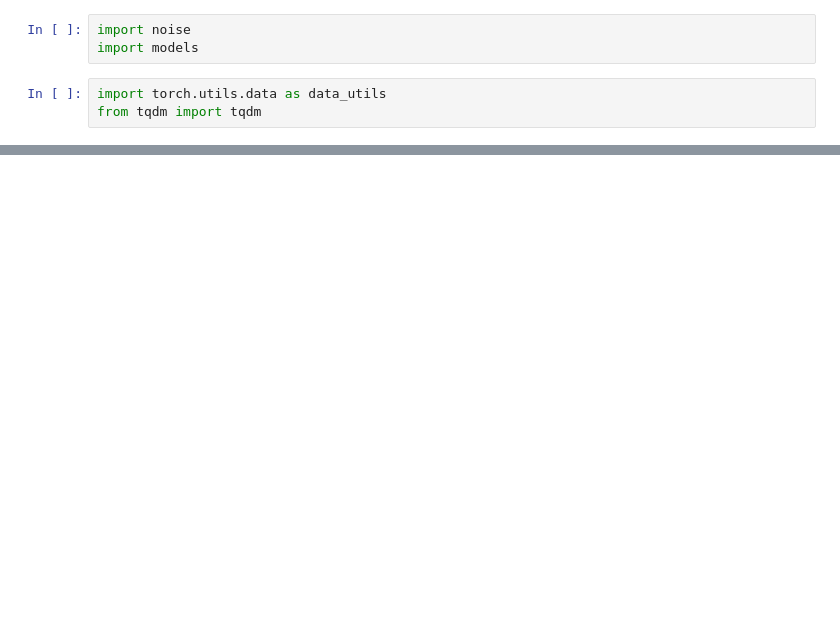
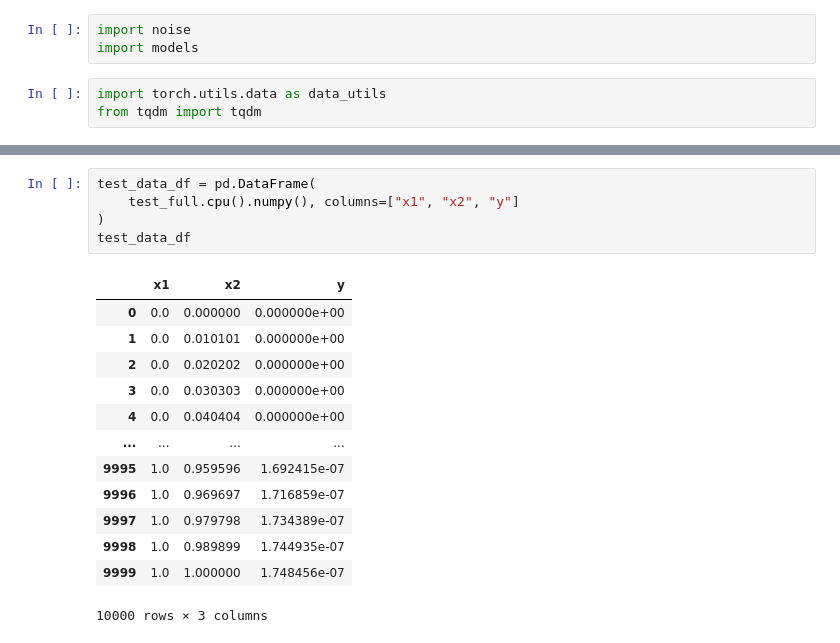
Before and after one commit to Dakantz/ParamInter, a Jupyter notebook: ucq/exploration.ipynb, the cells around one changed output, grey strips where cells are left out. Cells and saved outputs as stored; diff of their text form; blank space fills up the shorter version.

```diff
--- a/ucq/exploration.ipynb
+++ b/ucq/exploration.ipynb
@@ -212,5 +156,24 @@ def train_vae(
 
 
 # train_vae(cleaned)
+# %%
+test_data_df = pd.DataFrame(
+    test_full.cpu().numpy(), columns=["x1", "x2", "y"]
+)
+test_data_df
+# %% [output]
+|  | x1 | x2 | y |
+| 0 | 0.0 | 0.000000 | 0.000000e+00 |
+| 1 | 0.0 | 0.010101 | 0.000000e+00 |
+| 2 | 0.0 | 0.020202 | 0.000000e+00 |
+| 3 | 0.0 | 0.030303 | 0.000000e+00 |
+| 4 | 0.0 | 0.040404 | 0.000000e+00 |
+| ... | ... | ... | ... |
+| 9995 | 1.0 | 0.959596 | 1.692415e-07 |
+| 9996 | 1.0 | 0.969697 | 1.716859e-07 |
+| 9997 | 1.0 | 0.979798 | 1.734389e-07 |
+| 9998 | 1.0 | 0.989899 | 1.744935e-07 |
+| 9999 | 1.0 | 1.000000 | 1.748456e-07 |
+10000 rows × 3 columns
 # %%
 results = train_vae(
```
Also changed, not shown: parts of 22 cells of this notebook, 8 other files.
